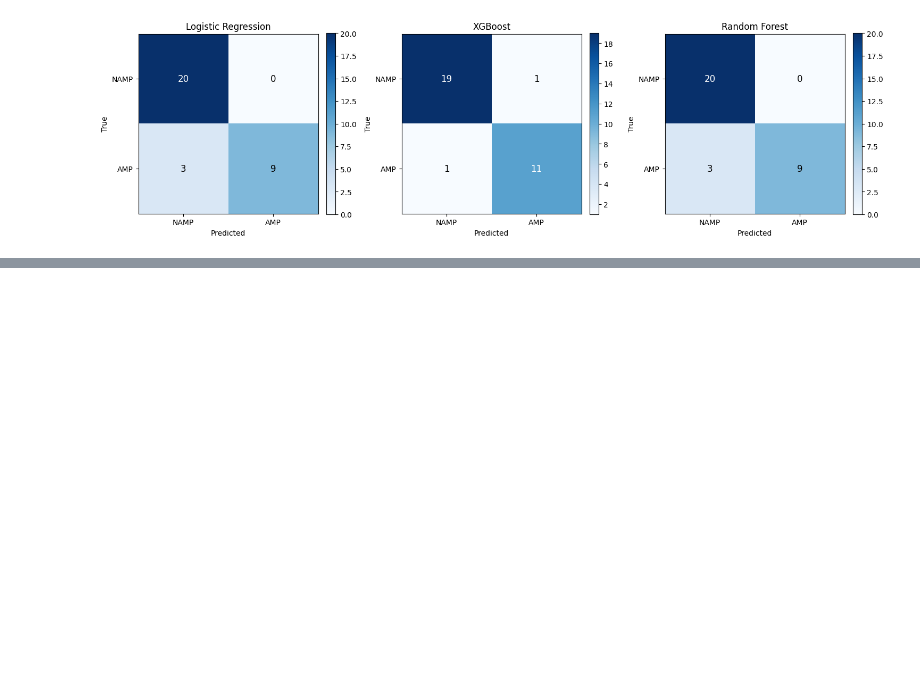
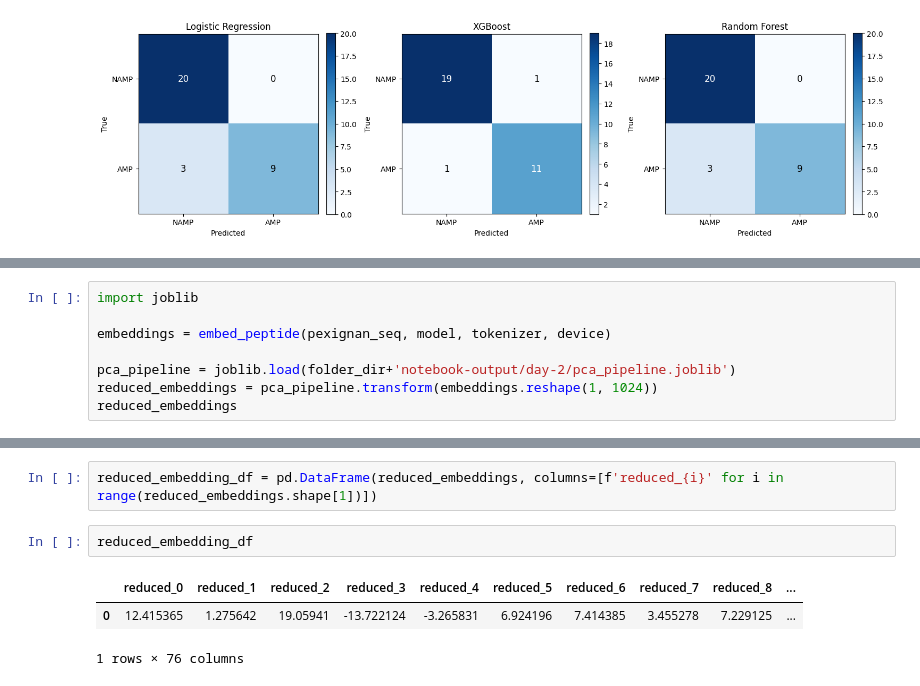
Before and after one commit to rikmicrobio/IIMT-WORKSHOP-, a Jupyter notebook: Day-3/Day-3.ipynb, the cells around one changed output, grey strips where cells are left out. Cells and saved outputs as stored; diff of their text form; blank space fills up the shorter version.

```diff
--- a/Day-3/Day-3.ipynb
+++ b/Day-3/Day-3.ipynb
@@ -938,0 +1090,8 @@ fig = plot_confusion_matrices(y_test, y_pred_dict, save_path=folder_dir+"noteboo
+# %%
+import joblib
+
+embeddings = embed_peptide(pexignan_seq, model, tokenizer, device)
+
+pca_pipeline = joblib.load(folder_dir+'notebook-output/day-2/pca_pipeline.joblib')
+reduced_embeddings = pca_pipeline.transform(embeddings.reshape(1, 1024))
+reduced_embeddings
@@ -938,0 +1120,8 @@ fig = plot_confusion_matrices(y_test, y_pred_dict, save_path=folder_dir+"noteboo
+# %%
+reduced_embedding_df = pd.DataFrame(reduced_embeddings, columns=[f'reduced_{i}' for i in range(reduced_embeddings.shape[1])])
+# %%
+reduced_embedding_df
+# %% [output]
+|  | reduced_0 | reduced_1 | reduced_2 | reduced_3 | reduced_4 | reduced_5 | reduced_6 | reduced_7 | reduced_8 | ... |
+| 0 | 12.415365 | 1.275642 | 19.05941 | -13.722124 | -3.265831 | 6.924196 | 7.414385 | 3.455278 | 7.229125 | ... |
+1 rows × 76 columns
```
Also changed, not shown: parts of 21 cells of this notebook.
